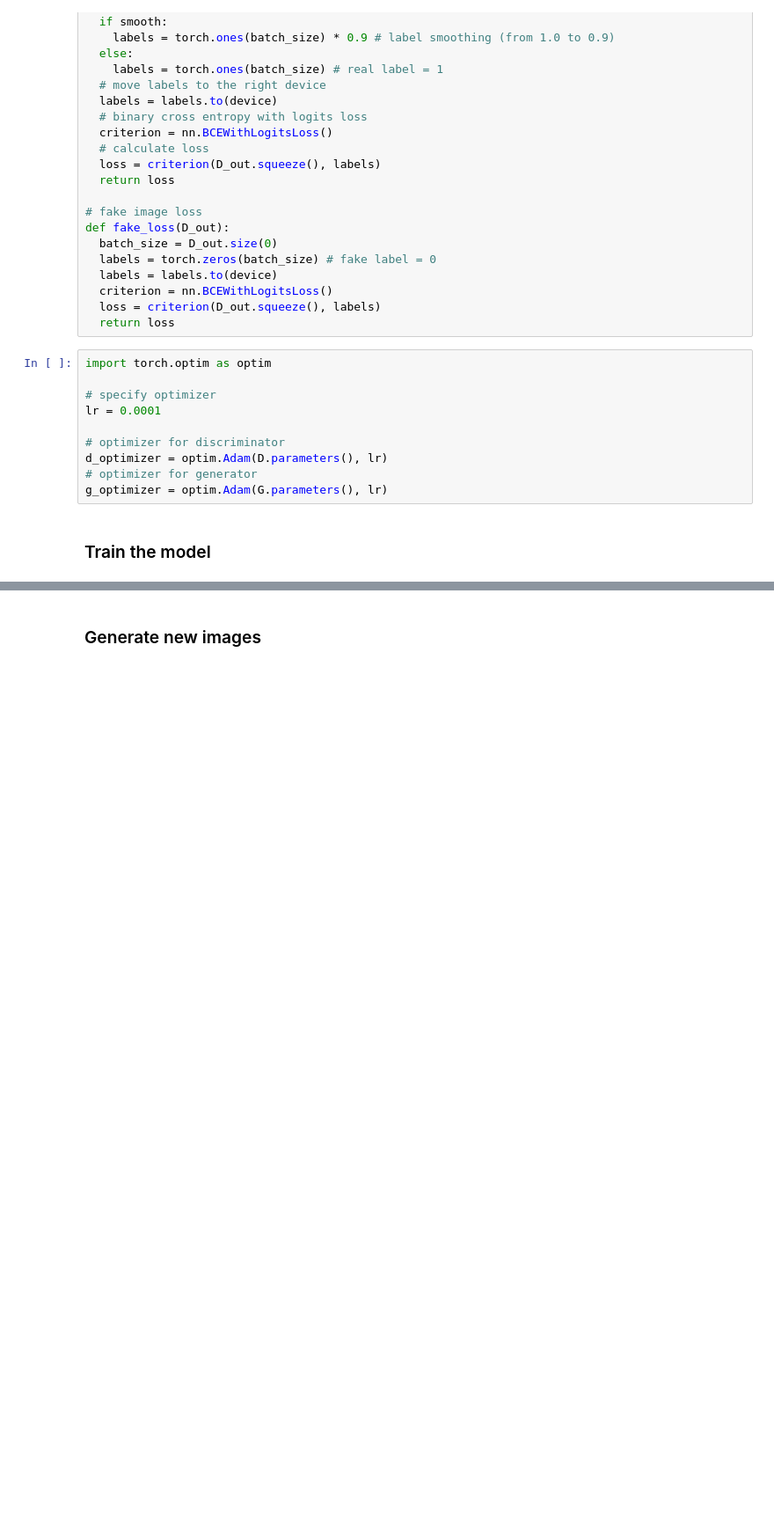
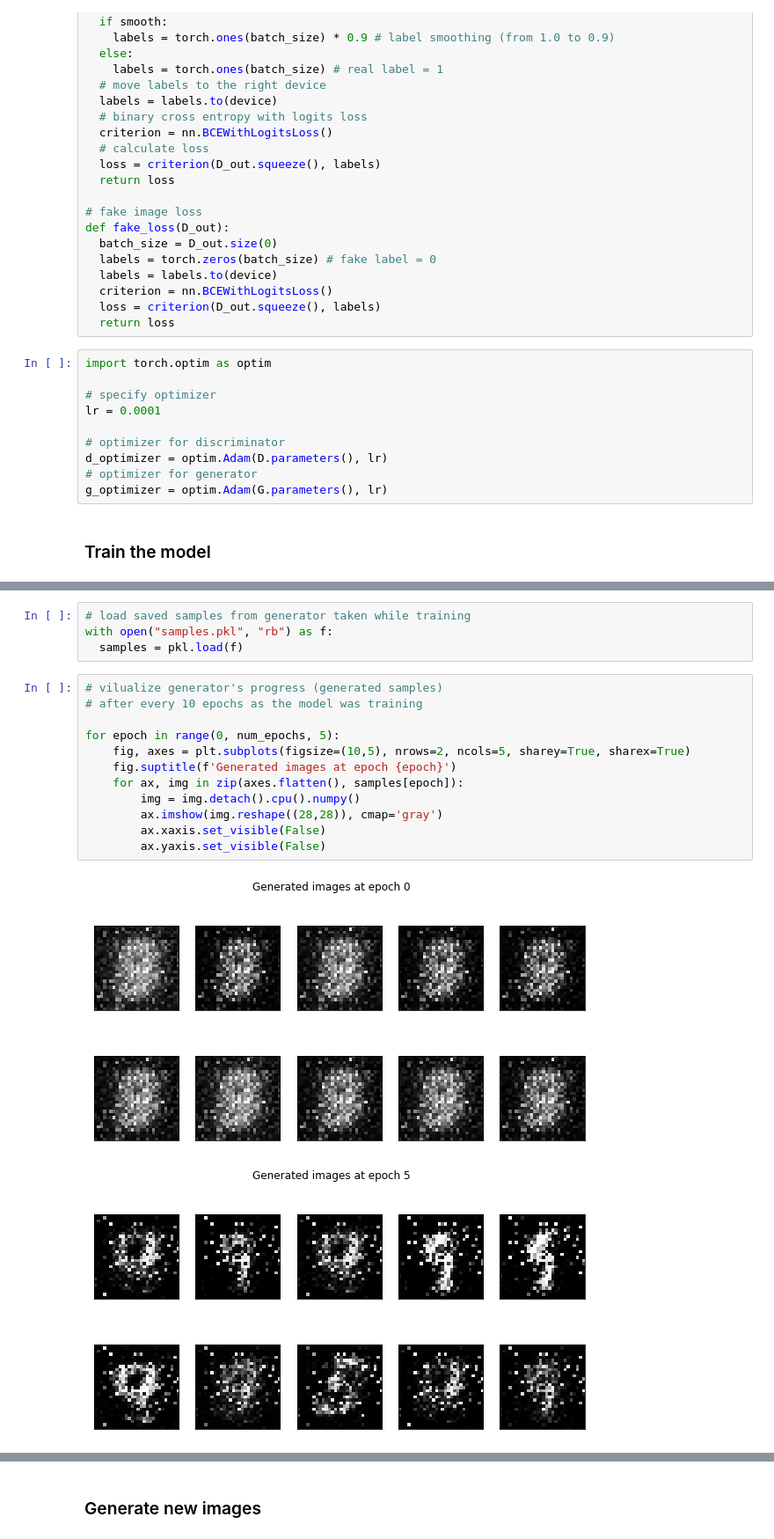
Before and after one commit to shazzad-hasan/deep-learning-projects, a Jupyter notebook: gan/gan_mnist.ipynb, the cells around one changed output, grey strips where cells are left out. Shown at 88% size. Drawn from its saved outputs; the diff is of its cells as text; blank space fills up the shorter version.

```diff
--- a/gan/gan_mnist.ipynb
+++ b/gan/gan_mnist.ipynb
@@ -338,0 +400,19 @@ plt.show()
+# %%
+# load saved samples from generator taken while training
+with open("samples.pkl", "rb") as f:
+  samples = pkl.load(f)
+# %%
+# vilualize generator's progress (generated samples)
+# after every 10 epochs as the model was training
+
+for epoch in range(0, num_epochs, 5):
+    fig, axes = plt.subplots(figsize=(10,5), nrows=2, ncols=5, sharey=True, sharex=True)
+    fig.suptitle(f'Generated images at epoch {epoch}')
+    for ax, img in zip(axes.flatten(), samples[epoch]):
+        img = img.detach().cpu().numpy()
+        ax.imshow(img.reshape((28,28)), cmap='gray')
+        ax.xaxis.set_visible(False)
+        ax.yaxis.set_visible(False)
+# %% [output]
+[figure, added]
+[figure, added]
```
Also changed, not shown: parts of 10 cells of this notebook.
